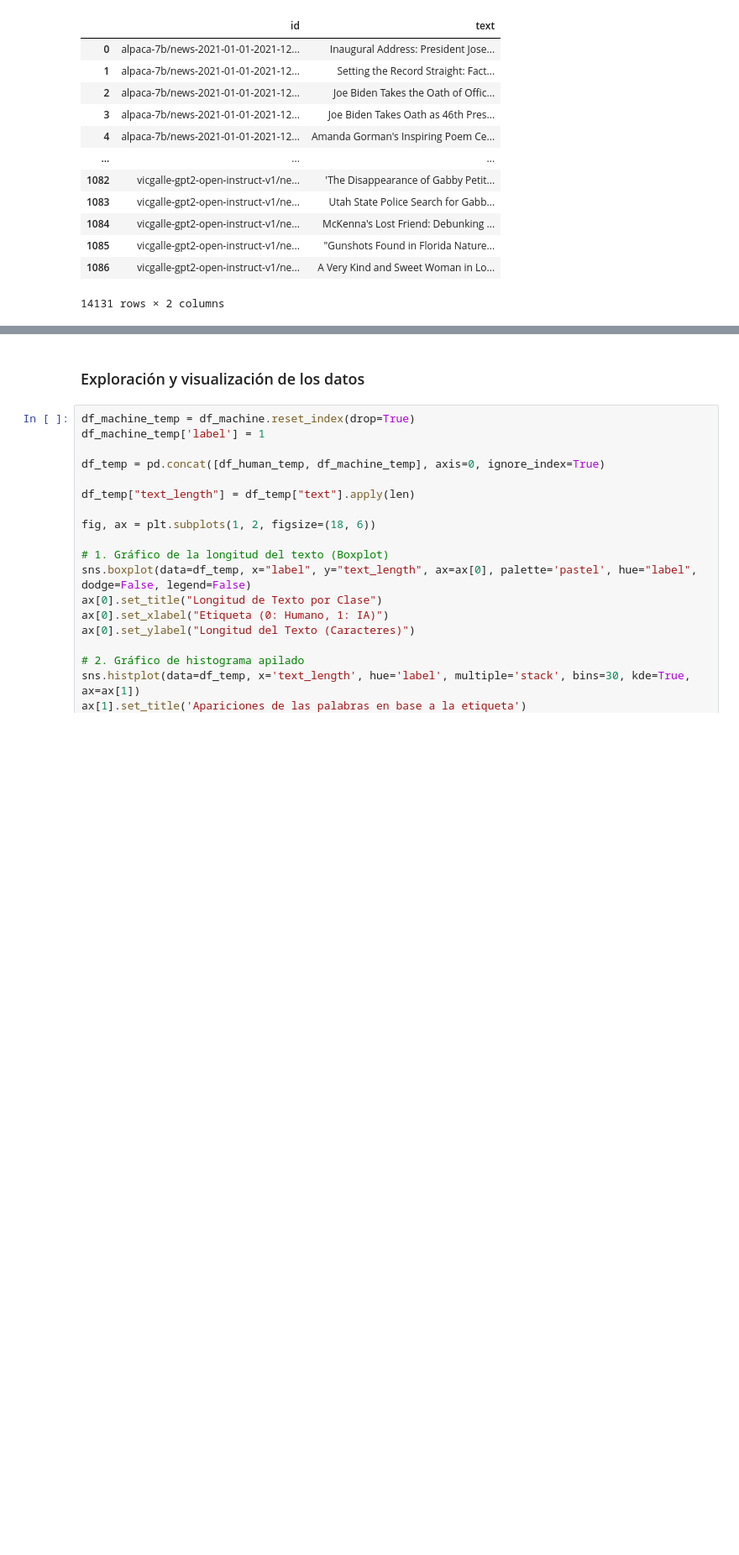
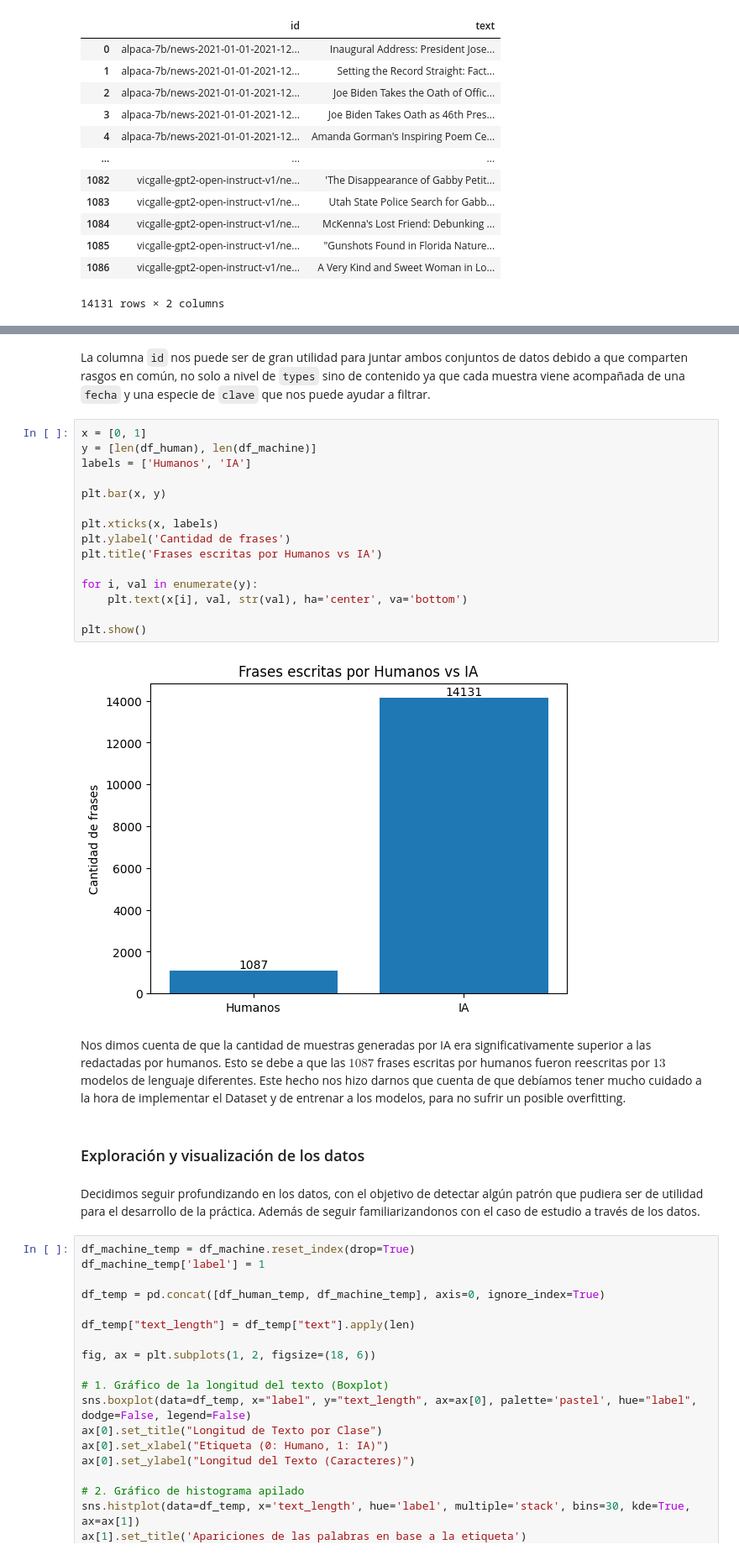
Before and after one commit to Cortijo02/NLP, a Jupyter notebook: entrega.ipynb, the cells around one changed output, grey strips where cells are left out. Shown at 84% size. Drawn from its saved outputs; the diff is of its cells as text; blank space fills up the shorter version.

```diff
--- a/entrega.ipynb
+++ b/entrega.ipynb
@@ -126,5 +152,28 @@ df_machine
+# %% [markdown]
+La columna `id` nos puede ser de gran utilidad para juntar ambos conjuntos de datos debido a que comparten rasgos en común, no solo a nivel de `types` sino de contenido ya que cada muestra viene acompañada de una `fecha` y  una especie de `clave` que nos puede ayudar a filtrar.
+# %%
+x = [0, 1]
+y = [len(df_human), len(df_machine)]
+labels = ['Humanos', 'IA']
+
+plt.bar(x, y)
+
+plt.xticks(x, labels)
+plt.ylabel('Cantidad de frases')
+plt.title('Frases escritas por Humanos vs IA')
+
+for i, val in enumerate(y):
+    plt.text(x[i], val, str(val), ha='center', va='bottom')
+
+plt.show()
+# %% [output]
+[figure, added]
+# %% [markdown]
+Nos dimos cuenta de que la cantidad de muestras generadas por IA era significativamente superior a las redactadas por humanos. Esto se debe a que las $1087$ frases escritas por humanos fueron reescritas por $13$ modelos de lenguaje diferentes. Este hecho nos hizo darnos que cuenta de que debíamos tener mucho cuidado a la hora de implementar el Dataset y de entrenar a los modelos, para no sufrir un posible overfitting.
 # %% [markdown]
 ### Exploración y visualización de los datos
+# %% [markdown]
+Decidimos seguir profundizando en los datos, con el objetivo de detectar algún patrón que pudiera ser de utilidad para el desarrollo de la práctica. Además de seguir familiarizandonos con el caso de estudio a través de los datos.
 # %%
 df_machine_temp = df_machine.reset_index(drop=True)
 df_machine_temp['label'] = 1
```
Also changed, not shown: parts of 19 cells of this notebook, 1 other file.
